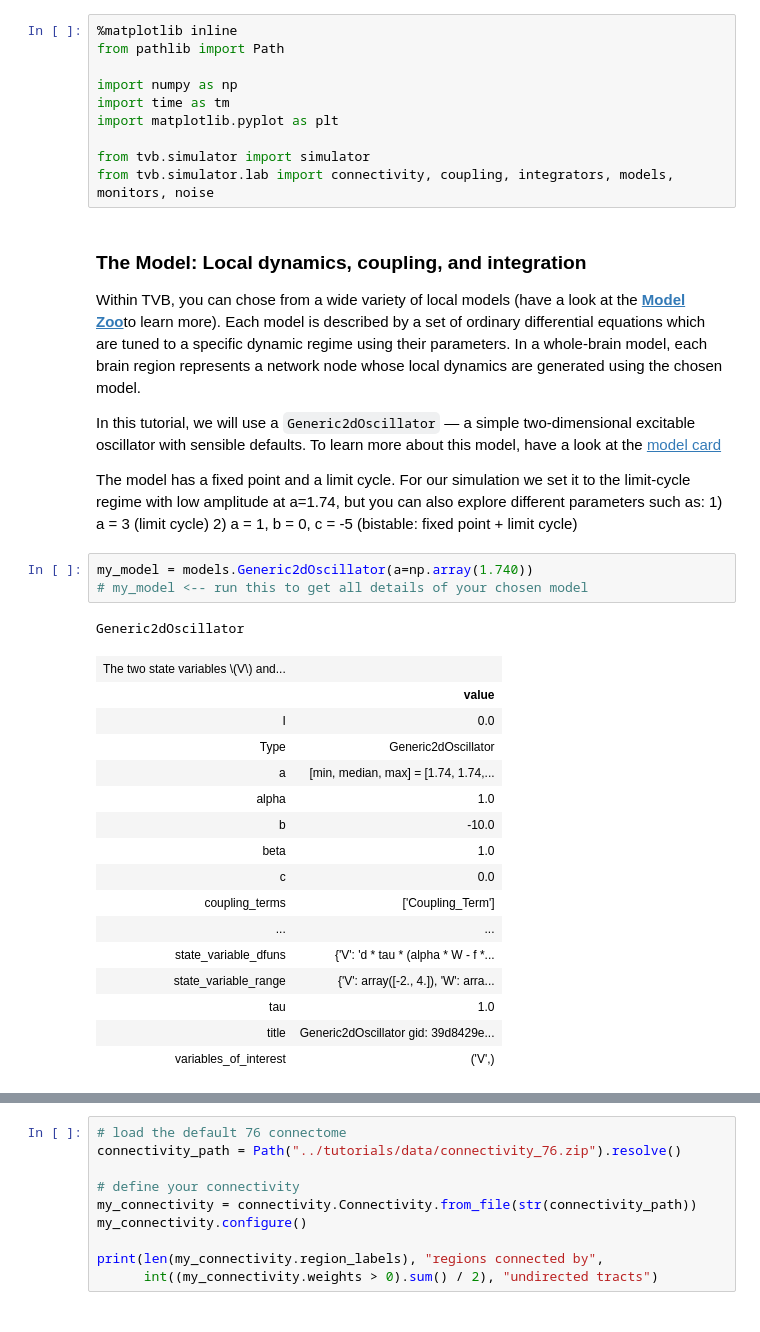
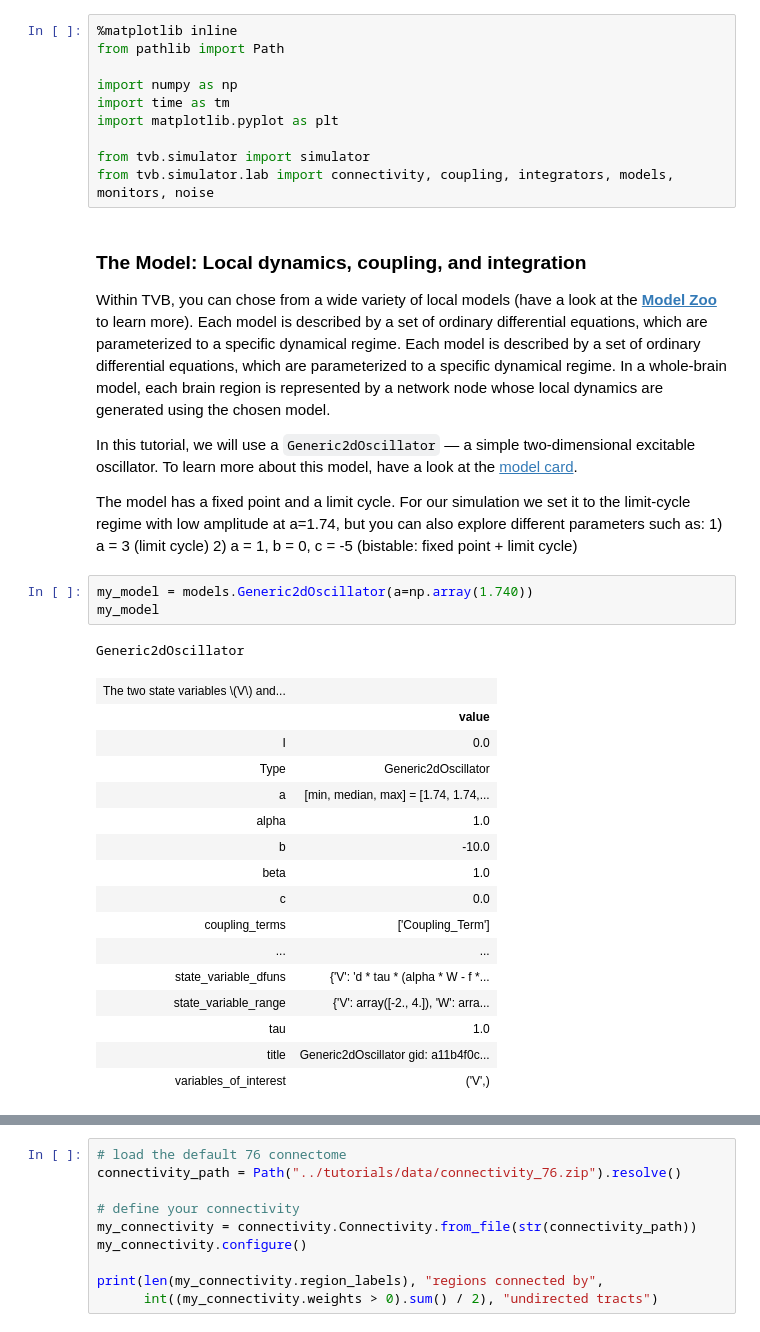
Before and after one commit to ins-amu/tvb-docs, a Jupyter notebook: content/getting-started/quickstart-guide.ipynb, the cells around one changed output, grey strips where cells are left out. Saved outputs shown, nothing was run; the diff lists cells and outputs as text.

```diff
--- a/content/getting-started/quickstart-guide.ipynb
+++ b/content/getting-started/quickstart-guide.ipynb
@@ -44,32 +44,32 @@ from tvb.simulator.lab import connectivity, coupling, integrators, models, monit
 # %% [markdown]
 ### The **Model**: Local dynamics, coupling, and integration
 
-Within TVB, you can chose from a wide variety of local models (have a look at the [**Model Zoo**](/intro/)to learn more). Each model is described by a set of ordinary differential equations which are tuned to a specific dynamic regime using their parameters. In a whole-brain model, each brain region represents a network node whose local dynamics are generated using the chosen model.
+Within TVB, you can chose from a wide variety of local models (have a look at the [**Model Zoo**](/intro/) to learn more). Each model is described by a set of ordinary differential equations, which are parameterized to a specific dynamical regime. Each model is described by a set of ordinary differential equations, which are parameterized to a specific dynamical regime. In a whole-brain model, each brain region is represented by a network node whose local dynamics are generated using the chosen model.
 
-In this tutorial, we will use a `Generic2dOscillator` — a simple two-dimensional excitable oscillator with sensible defaults. To learn more about this model, have a look at the [model card](/Generic2dOscillator/)
+In this tutorial, we will use a `Generic2dOscillator` — a simple two-dimensional excitable oscillator. To learn more about this model, have a look at the [model card](/PLACEHOLDER/).
 
 The model has a fixed point and a limit cycle. For our simulation we set it to the limit-cycle regime with low amplitude at a=1.74, but you can also explore different parameters such as:
     1) a = 3   (limit cycle)
     2) a = 1, b = 0, c = -5 (bistable: fixed point + limit cycle)
 # %%
 my_model = models.Generic2dOscillator(a=np.array(1.740))
-# my_model <-- run this to get all details of your chosen model
+my_model
 # %% [output]
 Generic2dOscillator
 | The two state variables \(V\) and... |  |
 |  | value |
 | I | 0.0 |
 | Type | Generic2dOscillator |
 | a | [min, median, max] = [1.74, 1.74,... |
 | alpha | 1.0 |
 | b | -10.0 |
 | beta | 1.0 |
 | c | 0.0 |
 | coupling_terms | ['Coupling_Term'] |
 | ... | ... |
 | state_variable_dfuns | {'V': 'd * tau * (alpha * W - f *... |
 | state_variable_range | {'V': array([-2., 4.]), 'W': arra... |
 | tau | 1.0 |
-| title | Generic2dOscillator gid: 39d8429e... |
+| title | Generic2dOscillator gid: a11b4f0c... |
 | variables_of_interest | ('V',) |
 # %% [markdown]
```
Also changed, not shown: parts of 14 cells of this notebook, 1 other file.
